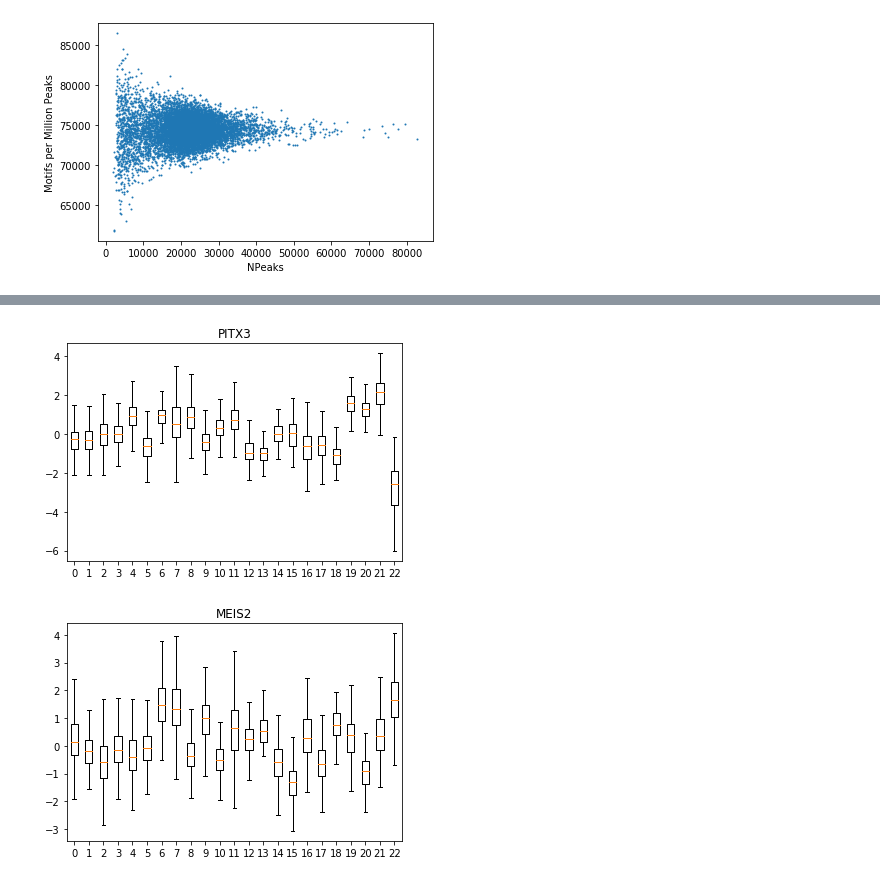
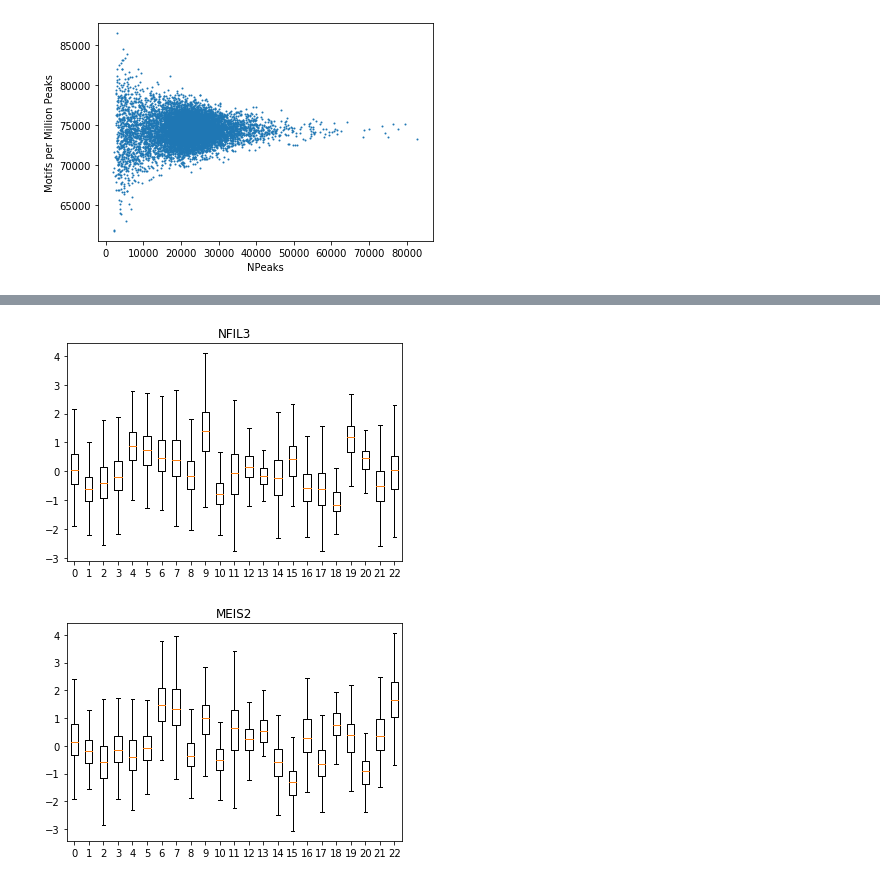
Before and after one commit to linnarsson-lab/chromograph, a Jupyter notebook: notebooks/Motif_analysis.ipynb, the cells around one changed output, grey strips where cells are left out. Cells and saved outputs as stored; diff of their text form; code cells hidden in the pictures.

Commit message:
motif analysis

```diff
--- a/notebooks/Motif_analysis.ipynb
+++ b/notebooks/Motif_analysis.ipynb
@@ -570,6 +577,6 @@ with loompy.connect(f, 'r') as ds:
 # %%
 markers = ['PTF1A', 'PRDM13', 'PAX2', 'PAX3', 'PAX4', 'PAX7', 'ZSCAN1', 'ENO1', 'GTF2F2', 'TOX', 'JADE1', 'ZEB2', 'TCF3', 'PITX3', 'POU3F1', 'POU4F1',
-           'ETV4', 'LHX3', 'MSX1', 'GABPB2', 'SAMD13', 'OLIG2', 'ETV5', 'IRX4', 'DBX2', 'FHL1', 'HEY1', 'ETV1', 'MEIS1', 'MEIS2',
+           'ETV4', 'LHX3', 'LHX4', 'MSX1', 'GABPB2', 'SAMD13', 'OLIG2', 'ETV5', 'IRX4', 'DBX2', 'FHL1', 'HEY1', 'ETV1', 'MEIS1', 'MEIS2',
            'GLIS3', 'ID4', 'KLF15', 'NACC2', 'MKX', 'SALL2', 'OTX2', 'HMGA2', 'NHLH1', 'NEUROD4', 'NEUROD1', 'NEUROG2',
            'DMBX1', 'HMGB1', 'HMGB3', 'NR2F6', 'MBD4', 'GTF2H2', 'NEUROD6', 'ZNF33A', 'PHTF1', 'LMX1A']
 
@@ -774,12 +738,0 @@ stats
-# %%
-with loompy.connect('/data/proj/scATAC/chromograph/build_20200220_Midbrain/Midbrain_motif.loom') as ds:
-    stats = test.versus_rest(
-        data=ds[''][:,:].T,
-        grouping=ds.ca['Clusters'],
-        gene_names=ds.ra.Gene,
-        size_factors=ds.ca.NPeaks,
-        test='rank',
-        noise_model='nb',
-        sample_description=ds.ca.CellID,
-        pval_correction='by_test'
-    )
@@ -847,0 +739,13 @@ iter   2: ll=2568303359.327813, converged: 100.00% (loc: 100.00%, scale update:
+# %%
+with loompy.connect('/data/proj/scATAC/chromograph/build_20200220_Midbrain/Midbrain_motif.loom') as ds:
+    for x in range(len(stats.groups)):
+
+        fc = 0
+        npeaks = 1000
+        valid = (stats.log2_fold_change()[0,x,:]>fc)&(ds.ra['Total_peaks']>npeaks)
+        if sum(valid) > 9:
+            sig = stats.qval[0,x,valid][stats.qval[0,x,valid].argsort()[9]]
+            logging.info(f'Significance threshold: {sig} genes: {stats.gene_ids[(stats.qval[0,x,:] < sig)&(valid)]}')
+        elif sum(valid) > 0:
+            sig = np.max(stats.qval[0,x,valid])
+            logging.info(f'Less than 10. Significance threshold: {sig} genes: {stats.gene_ids[(stats.qval[0,x,:] < sig)&(valid)]}')
@@ -847,0 +770,3 @@ iter   2: ll=2568303359.327813, converged: 100.00% (loc: 100.00%, scale update:
+# %%
+for x in range(len(stats.groups)):
+    stats.qval
@@ -848,14 +785,14 @@ iter   2: ll=2568303359.327813, converged: 100.00% (loc: 100.00%, scale update:
 # %%
 with loompy.connect('/data/proj/scATAC/chromograph/build_20200220_Midbrain/Midbrain_motif.loom') as ds:
-    gene = 'PITX3'
+    gene = 'NFIL3'
     v = ds['MZ'][np.where(ds.ra['Gene']==gene)[0][0],:]
     labels = np.unique(ds.ca['Clusters'])
     boxes = [v[np.where(ds.ca['Clusters'] == x)] for x in labels]
 
     plt.boxplot(boxes, labels=labels, showfliers=False)
     plt.title(gene)
 # %% [output]
-[figure, old version]
+[figure, new version]
 # %%
 with loompy.connect('/data/proj/scATAC/chromograph/build_20200220_Midbrain/Midbrain_motif.loom') as ds:
     gene = 'MEIS2'
```
Also changed, not shown: parts of 9 cells of this notebook.
